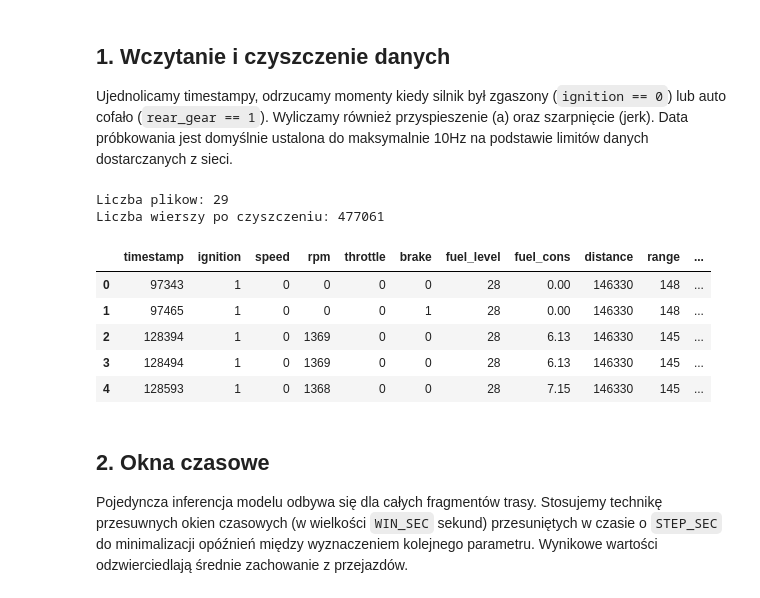
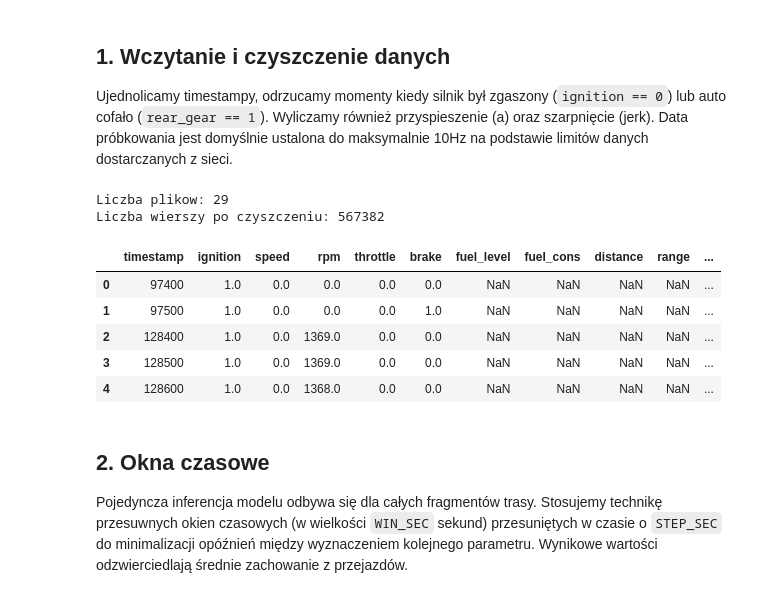
Before and after one commit to puhaty/mgr_project, a Jupyter notebook: ML_training.ipynb, the cells around one changed output. Saved outputs shown, nothing was run; the diff lists cells and outputs as text; code cells hidden in the pictures.

```diff
--- a/ML_training.ipynb
+++ b/ML_training.ipynb
@@ -41,48 +41,68 @@ def load_one_csv(path):
     for c in needed:
         df[c] = pd.to_numeric(df[c], errors="coerce")
 
     df = df.dropna(subset=needed).copy()
     df = df.sort_values("timestamp")
     df = df.drop_duplicates(subset=["timestamp"], keep="first")
 
-    df = df[(df["ignition"] == 1) & (df["rear_gear"] == 0)].copy()
-    df = df[df["speed"] >= 0].copy()
+    # Resample to fixed 10Hz grid (100ms) before filtering.
+    # CAN is event-driven: signal holds its last value until next frame -> ffill.
+    t_start = int(df["timestamp"].iloc[0] // 100) * 100
+    t_end   = int(df["timestamp"].iloc[-1] // 100) * 100
+    grid = np.arange(t_start, t_end + 100, 100, dtype=np.int64)
 
-    dt = df["timestamp"].diff() / 1000.0
-    dt = dt.clip(lower=0.05, upper=0.30).fillna(0.10)
+    df = df.set_index("timestamp")
+    df = df.reindex(df.index.union(grid)).sort_index()
+    for col in ["speed", "rpm", "throttle", "brake", "ignition", "rear_gear"]:
+        df[col] = df[col].ffill().fillna(0)
+    df = df.reindex(grid).reset_index().rename(columns={"index": "timestamp"})
 
-    df["dt"] = dt
-    df["a_ms2"] = (df["speed"].diff() / 3.6) / df["dt"]
+    # Drive filters: ignition on, not reversing, valid speed
+    df = df[(df["ignition"] == 1) & (df["rear_gear"] == 0) & (df["speed"] >= 0)].copy()
+    if df.empty:
+        return df
+
+    # dt is now always 0.1s; reset derivatives at segment gaps (ignition-off breaks)
+    df = df.reset_index(drop=True)
+    DT = 0.1
+    boundary = (df["timestamp"].diff() > 150).fillna(True)
+
+    df["dt"] = DT
+    df["a_ms2"] = (df["speed"].diff() / 3.6) / DT
     df["a_ms2"] = df["a_ms2"].replace([np.inf, -np.inf], np.nan).fillna(0.0)
+    df.loc[boundary, "a_ms2"] = 0.0
 
-    df["jerk_ms3"] = df["a_ms2"].diff() / df["dt"]
+    df["jerk_ms3"] = df["a_ms2"].diff() / DT
     df["jerk_ms3"] = df["jerk_ms3"].replace([np.inf, -np.inf], np.nan).fillna(0.0)
+    df.loc[boundary, "jerk_ms3"] = 0.0
 
-    df["d_throttle_s"] = df["throttle"].diff() / df["dt"]
+    df["d_throttle_s"] = df["throttle"].diff() / DT
     df["d_throttle_s"] = df["d_throttle_s"].replace([np.inf, -np.inf], np.nan).fillna(0.0)
+    df.loc[boundary, "d_throttle_s"] = 0.0
 
-    df["d_brake_s"] = df["brake"].diff() / df["dt"]
+    df["d_brake_s"] = df["brake"].diff() / DT
     df["d_brake_s"] = df["d_brake_s"].replace([np.inf, -np.inf], np.nan).fillna(0.0)
+    df.loc[boundary, "d_brake_s"] = 0.0
 
     df["source_file"] = os.path.basename(path)
     return df.reset_index(drop=True)
 
 files = sorted(glob.glob(DATA_GLOB))
 trips = [load_one_csv(p) for p in files]
 raw_all = pd.concat(trips, ignore_index=True)
 
 print("Liczba plikow:", len(files))
 print("Liczba wierszy po czyszczeniu:", len(raw_all))
 raw_all.head()
 # %% [output]
 Liczba plikow: 29
-Liczba wierszy po czyszczeniu: 477061
+Liczba wierszy po czyszczeniu: 567382
 |  | timestamp | ignition | speed | rpm | throttle | brake | fuel_level | fuel_cons | distance | range | ... |
-| 0 | 97343 | 1 | 0 | 0 | 0 | 0 | 28 | 0.00 | 146330 | 148 | ... |
-| 1 | 97465 | 1 | 0 | 0 | 0 | 1 | 28 | 0.00 | 146330 | 148 | ... |
-| 2 | 128394 | 1 | 0 | 1369 | 0 | 0 | 28 | 6.13 | 146330 | 145 | ... |
-| 3 | 128494 | 1 | 0 | 1369 | 0 | 0 | 28 | 6.13 | 146330 | 145 | ... |
-| 4 | 128593 | 1 | 0 | 1368 | 0 | 0 | 28 | 7.15 | 146330 | 145 | ... |
+| 0 | 97400 | 1.0 | 0.0 | 0.0 | 0.0 | 0.0 | NaN | NaN | NaN | NaN | ... |
+| 1 | 97500 | 1.0 | 0.0 | 0.0 | 0.0 | 1.0 | NaN | NaN | NaN | NaN | ... |
+| 2 | 128400 | 1.0 | 0.0 | 1369.0 | 0.0 | 0.0 | NaN | NaN | NaN | NaN | ... |
+| 3 | 128500 | 1.0 | 0.0 | 1369.0 | 0.0 | 0.0 | NaN | NaN | NaN | NaN | ... |
+| 4 | 128600 | 1.0 | 0.0 | 1368.0 | 0.0 | 0.0 | NaN | NaN | NaN | NaN | ... |
 # %% [markdown]
 ## 2. Okna czasowe
 Pojedyncza inferencja modelu odbywa się dla całych fragmentów trasy. Stosujemy technikę przesuwnych okien czasowych (w wielkości `WIN_SEC` sekund) przesuniętych w czasie o `STEP_SEC` do minimalizacji opóźnień między wyznaczeniem kolejnego parametru. Wynikowe wartości odzwierciedlają średnie zachowanie z przejazdów.
```
Also changed, not shown: parts of 10 cells of this notebook, 13 other files.
